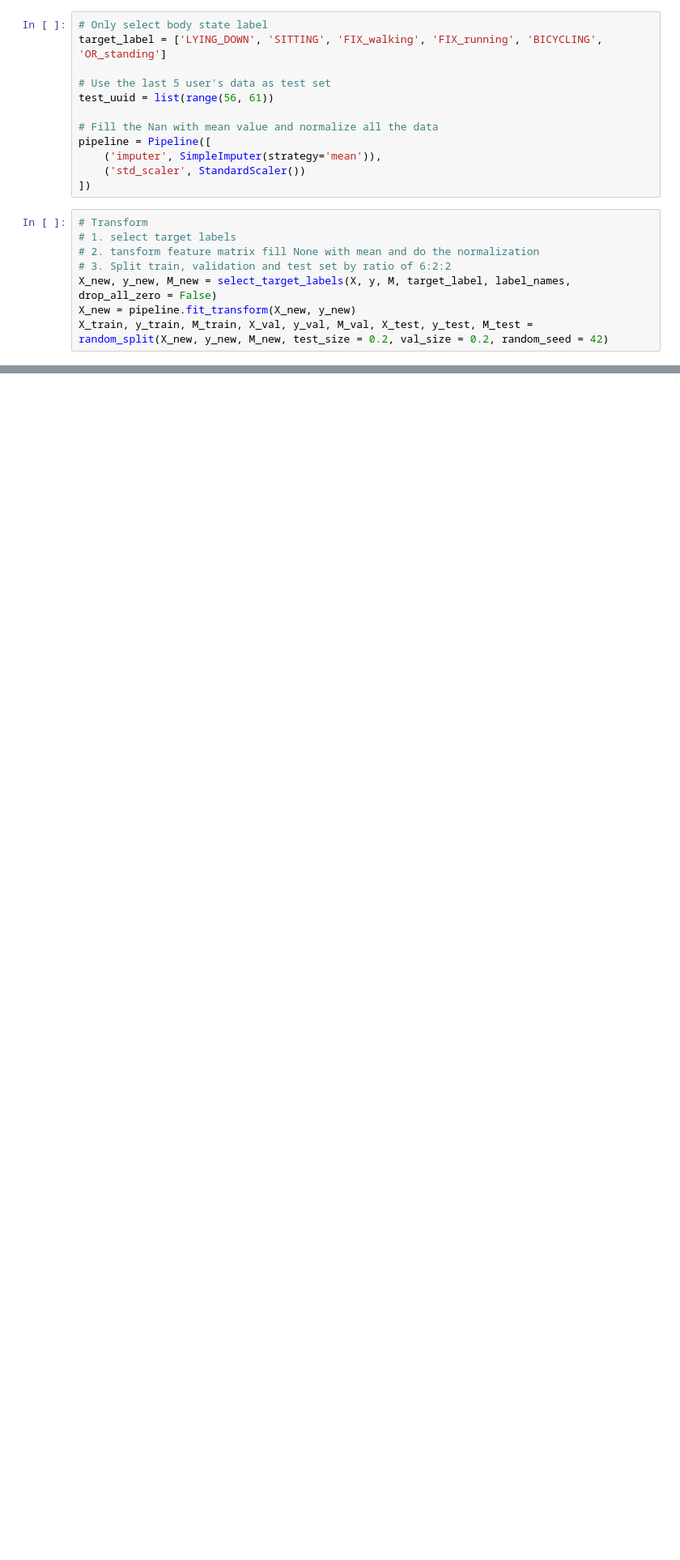
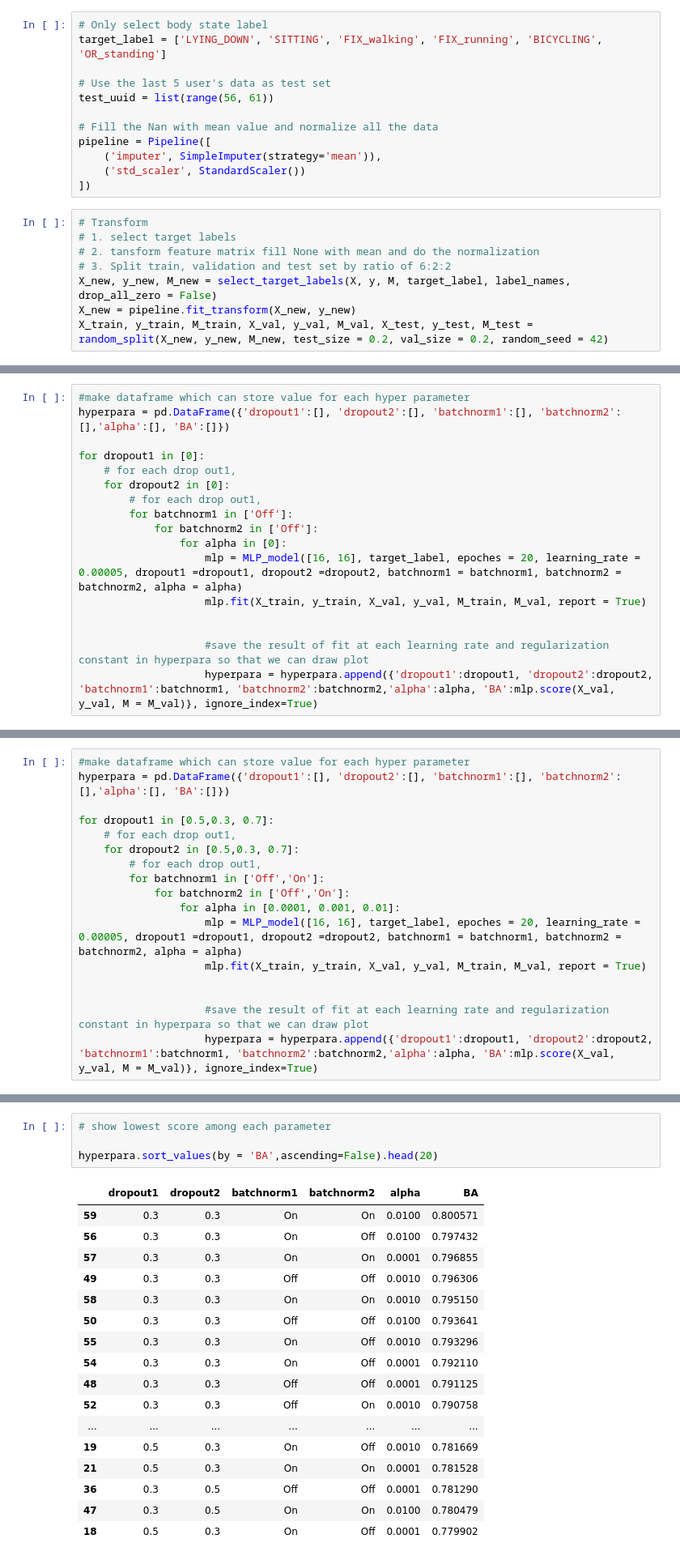
Before and after one commit to YangHu-yh/Extrasensory_Data_Mining, a Jupyter notebook: Test_MLP_model.ipynb, the cells around one changed output, grey strips where cells are left out. Shown at 81% size. Drawn from its saved outputs; the diff is of its cells as text; blank space fills up the shorter version.

```diff
--- a/Test_MLP_model.ipynb
+++ b/Test_MLP_model.ipynb
@@ -55,0 +146,17 @@ X_train, y_train, M_train, X_val, y_val, M_val, X_test, y_test, M_test = random_
+# %%
+#make dataframe which can store value for each hyper parameter
+hyperpara = pd.DataFrame({'dropout1':[], 'dropout2':[], 'batchnorm1':[], 'batchnorm2':[],'alpha':[], 'BA':[]})
+
+for dropout1 in [0]:
+    # for each drop out1,
+    for dropout2 in [0]:
+        # for each drop out1,
+        for batchnorm1 in ['Off']:
+            for batchnorm2 in ['Off']:
+                for alpha in [0]:
+                    mlp = MLP_model([16, 16], target_label, epoches = 20, learning_rate = 0.00005, dropout1 =dropout1, dropout2 =dropout2, batchnorm1 = batchnorm1, batchnorm2 = batchnorm2, alpha = alpha)
+                    mlp.fit(X_train, y_train, X_val, y_val, M_train, M_val, report = True)
+
+
+                    #save the result of fit at each learning rate and regularization constant in hyperpara so that we can draw plot
+                    hyperpara = hyperpara.append({'dropout1':dropout1, 'dropout2':dropout2, 'batchnorm1':batchnorm1, 'batchnorm2':batchnorm2,'alpha':alpha, 'BA':mlp.score(X_val, y_val, M = M_val)}, ignore_index=True)
@@ -55,0 +188,17 @@ X_train, y_train, M_train, X_val, y_val, M_val, X_test, y_test, M_test = random_
+# %%
+#make dataframe which can store value for each hyper parameter
+hyperpara = pd.DataFrame({'dropout1':[], 'dropout2':[], 'batchnorm1':[], 'batchnorm2':[],'alpha':[], 'BA':[]})
+
+for dropout1 in [0.5,0.3, 0.7]:
+    # for each drop out1,
+    for dropout2 in [0.5,0.3, 0.7]:
+        # for each drop out1,
+        for batchnorm1 in ['Off','On']:
+            for batchnorm2 in ['Off','On']:
+                for alpha in [0.0001, 0.001, 0.01]:
+                    mlp = MLP_model([16, 16], target_label, epoches = 20, learning_rate = 0.00005, dropout1 =dropout1, dropout2 =dropout2, batchnorm1 = batchnorm1, batchnorm2 = batchnorm2, alpha = alpha)
+                    mlp.fit(X_train, y_train, X_val, y_val, M_train, M_val, report = True)
+
+
+                    #save the result of fit at each learning rate and regularization constant in hyperpara so that we can draw plot
+                    hyperpara = hyperpara.append({'dropout1':dropout1, 'dropout2':dropout2, 'batchnorm1':batchnorm1, 'batchnorm2':batchnorm2,'alpha':alpha, 'BA':mlp.score(X_val, y_val, M = M_val)}, ignore_index=True)
@@ -55,0 +223,22 @@ X_train, y_train, M_train, X_val, y_val, M_val, X_test, y_test, M_test = random_
+# %%
+# show lowest score among each parameter
+
+hyperpara.sort_values(by = 'BA',ascending=False).head(20)
+# %% [output]
+|  | dropout1 | dropout2 | batchnorm1 | batchnorm2 | alpha | BA |
+| 59 | 0.3 | 0.3 | On | On | 0.0100 | 0.800571 |
+| 56 | 0.3 | 0.3 | On | Off | 0.0100 | 0.797432 |
+| 57 | 0.3 | 0.3 | On | On | 0.0001 | 0.796855 |
+| 49 | 0.3 | 0.3 | Off | Off | 0.0010 | 0.796306 |
+| 58 | 0.3 | 0.3 | On | On | 0.0010 | 0.795150 |
+| 50 | 0.3 | 0.3 | Off | Off | 0.0100 | 0.793641 |
+| 55 | 0.3 | 0.3 | On | Off | 0.0010 | 0.793296 |
+| 54 | 0.3 | 0.3 | On | Off | 0.0001 | 0.792110 |
+| 48 | 0.3 | 0.3 | Off | Off | 0.0001 | 0.791125 |
+| 52 | 0.3 | 0.3 | Off | On | 0.0010 | 0.790758 |
+| ... | ... | ... | ... | ... | ... | ... |
+| 19 | 0.5 | 0.3 | On | Off | 0.0010 | 0.781669 |
+| 21 | 0.5 | 0.3 | On | On | 0.0001 | 0.781528 |
+| 36 | 0.3 | 0.5 | Off | Off | 0.0001 | 0.781290 |
+| 47 | 0.3 | 0.5 | On | On | 0.0100 | 0.780479 |
+| 18 | 0.5 | 0.3 | On | Off | 0.0001 | 0.779902 |
```
Also changed, not shown: parts of 16 cells of this notebook.
